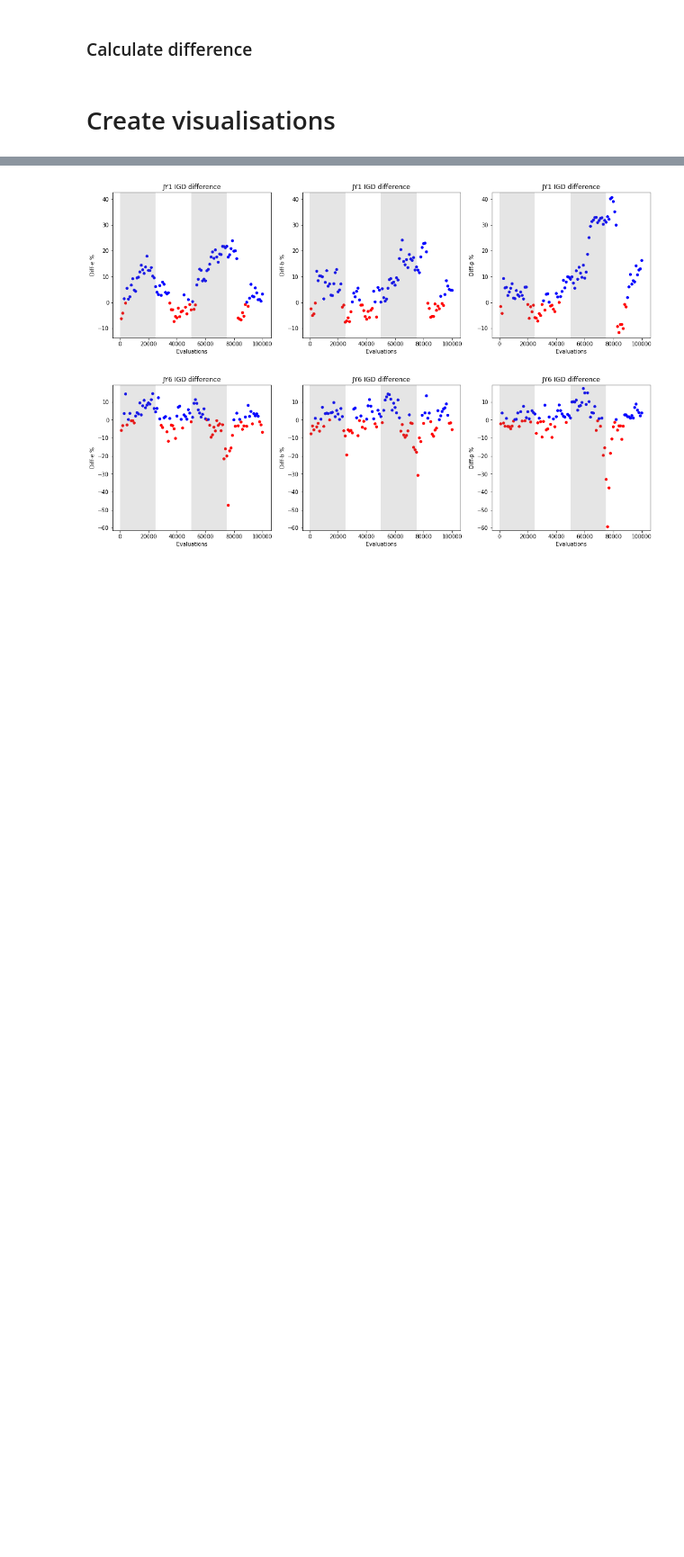
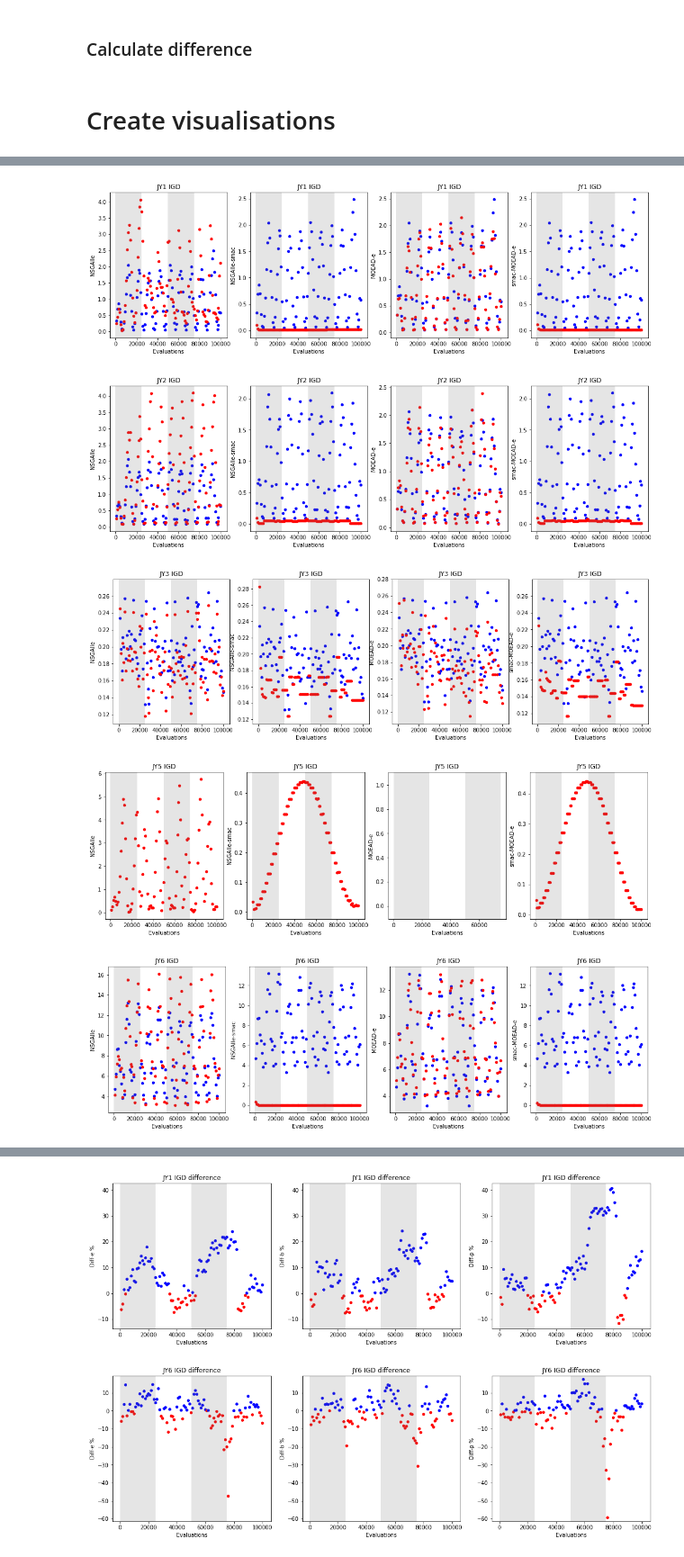
Before and after one commit to 12yuens2/cmlsga-jmetalpy, a Jupyter notebook: igd.ipynb, the cells around one changed output, grey strips where cells are left out. Shown at 90% size. Drawn from its saved outputs; the diff is of its cells as text; code cells hidden in the pictures; blank space fills up the shorter version.

```diff
--- a/igd.ipynb
+++ b/igd.ipynb
@@ -278,0 +359,8 @@ cat_3 = ["UDF3", "UDF6", "JY5", "JY8"]
+# %%
+plot_scatter(igd_df, ["NSGAIIe", "NSGAIIe-smac", "MOEAD-e", "smac-MOEAD-e"], problems_jy)
+# %% [output]
+[figure, added]
+[figure, added]
+[figure, added]
+[figure, added]
+[figure, added]
```
Also changed, not shown: parts of 17 cells of this notebook.
